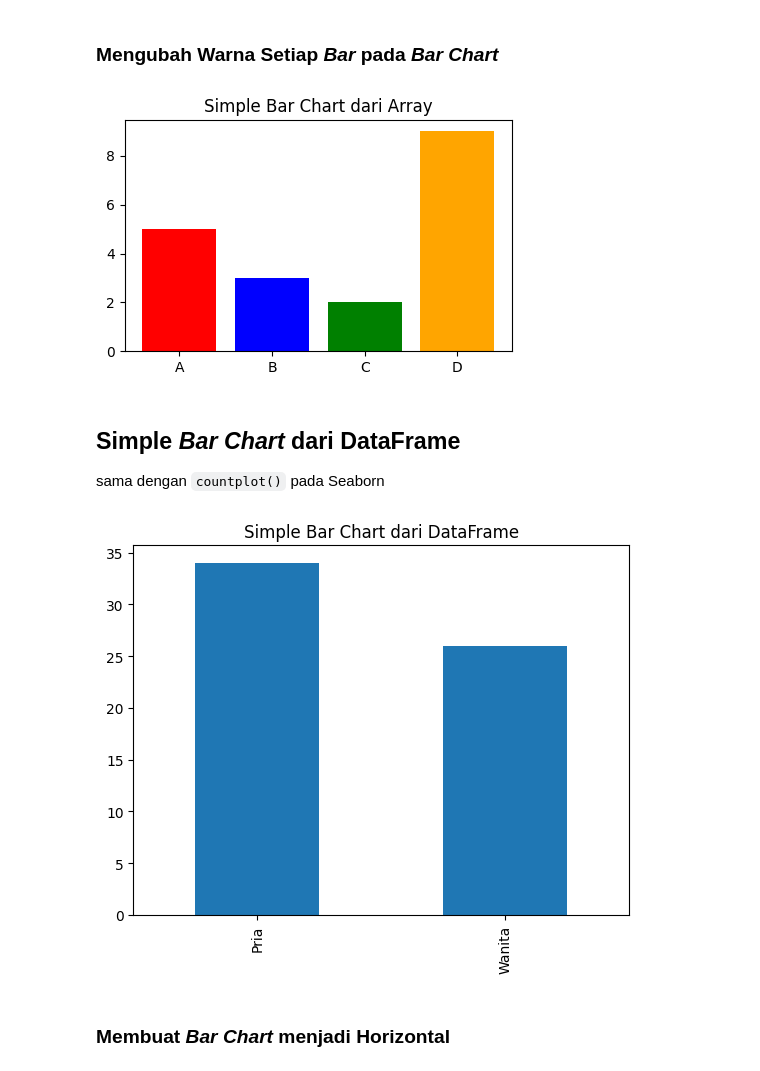
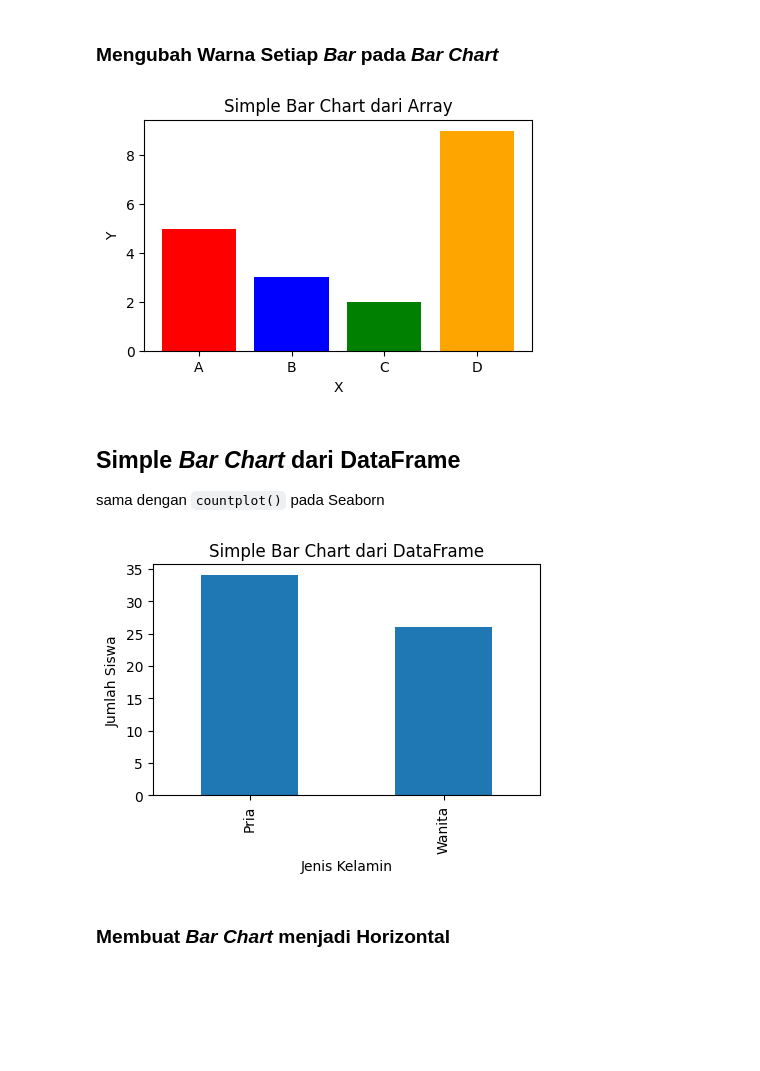
Before and after one commit to sinubi-idr/data-visualization-matplotlib, a Jupyter notebook: Matplotlib_Simple_Bar_Chart.ipynb, the cells around one changed output. Drawn from its saved outputs; the diff is of its cells as text; code cells hidden in the pictures; blank space fills up the shorter version.

```diff
--- a/Matplotlib_Simple_Bar_Chart.ipynb
+++ b/Matplotlib_Simple_Bar_Chart.ipynb
@@ -118,20 +129,24 @@ warna_bar = ['red','blue','green','orange']
 plt.figure(figsize=(5,3))                # Ukuran Gambar (dalam inci)
 plt.bar(X, Y, color = warna_bar)
 plt.title('Simple Bar Chart dari Array') # Judul Gambar
+plt.xlabel('X')                          # Keterangan untuk Sumbu X
+plt.ylabel('Y')                          # Keterangan untuk Sumbu Y
 plt.show()
 # %% [output]
-[figure, old version]
+[figure, new version]
 # %% [markdown]
 ## Simple *Bar Chart* dari DataFrame
 sama dengan `countplot()` pada Seaborn
 # %%
 # Membuat Simple Bar Chart
 plt.figure(figsize=(5,3))                           # Ukuran Gambar (dalam inci)
 data_df['Jenis Kelamin'].value_counts().plot.bar()
 plt.title('Simple Bar Chart dari DataFrame')        # Judul Gambar
+plt.xlabel('Jenis Kelamin')                         # Keterangan untuk Sumbu X
+plt.ylabel('Jumlah Siswa')                          # Keterangan untuk Sumbu Y
 plt.show()
 # %% [output]
-[figure, old version]
+[figure, new version]
 # %% [markdown]
 ### Membuat *Bar Chart* menjadi Horizontal
 # %%
```
Also changed, not shown: parts of 7 cells of this notebook.
